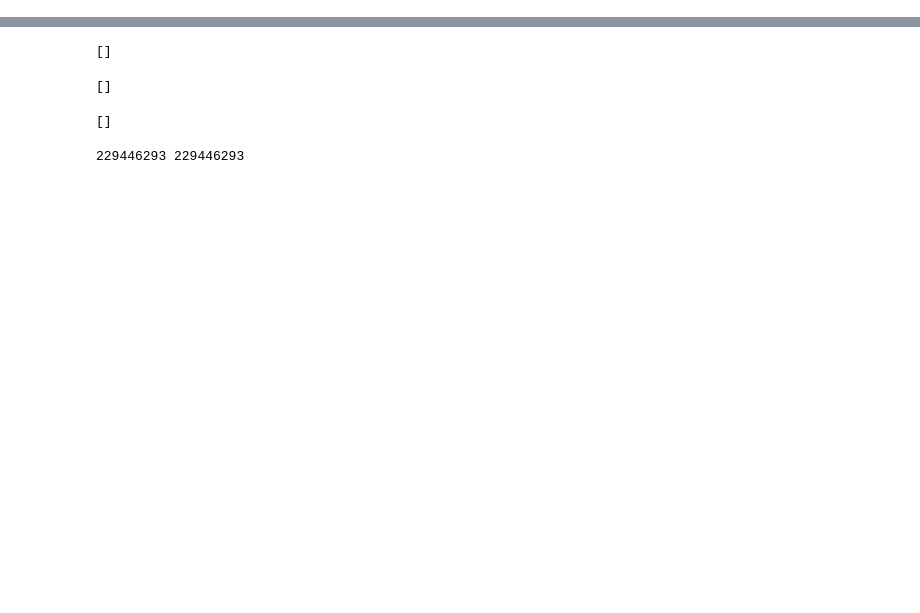
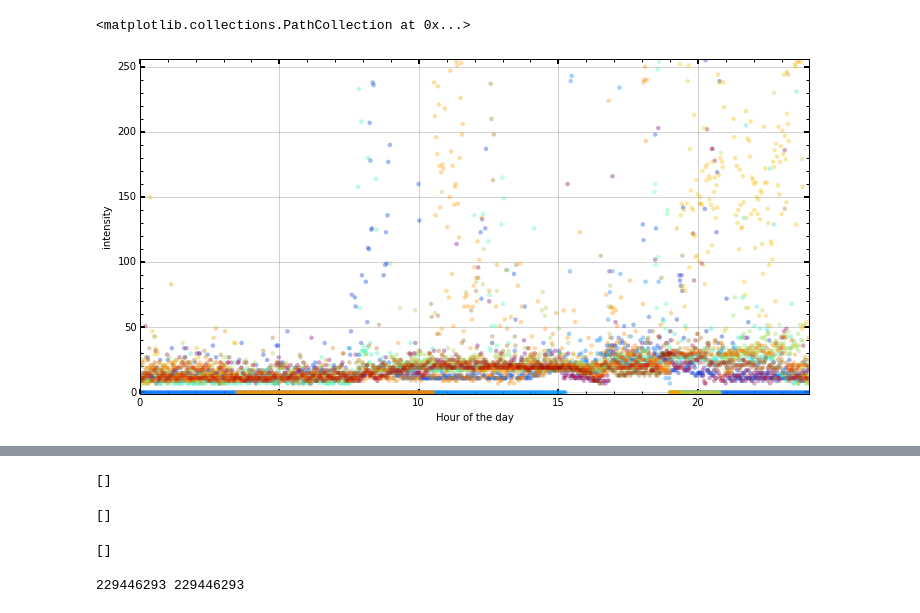
Before and after one commit to ajmendez/numerousobject, a Jupyter notebook: notebook/api_example.ipynb, the cells around one changed output, grey strips where cells are left out. Drawn from its saved outputs; the diff is of its cells as text; code cells hidden in the pictures; blank space fills up the shorter version.

```diff
--- a/notebook/api_example.ipynb
+++ b/notebook/api_example.ipynb
@@ -33,0 +182,9 @@ print api.get(device, alert['startt']/1000)
+# %%
+setup(figsize=(12,6),
+      xr=[0,24], xlabel='Hour of the day',
+      yr=[-1,256], ylabel='intensity')
+pylab.scatter((x%1.0)*24, y, c=np.arange(len(x)), lw=0, alpha=0.2)
+# dateticks('%Y-%m-%d %H:%M', rotation=90)
+# %% [output]
+<matplotlib.collections.PathCollection at 0x...>
+[figure, added]
```
Also changed, not shown: parts of 26 cells of this notebook, 4 other files.
